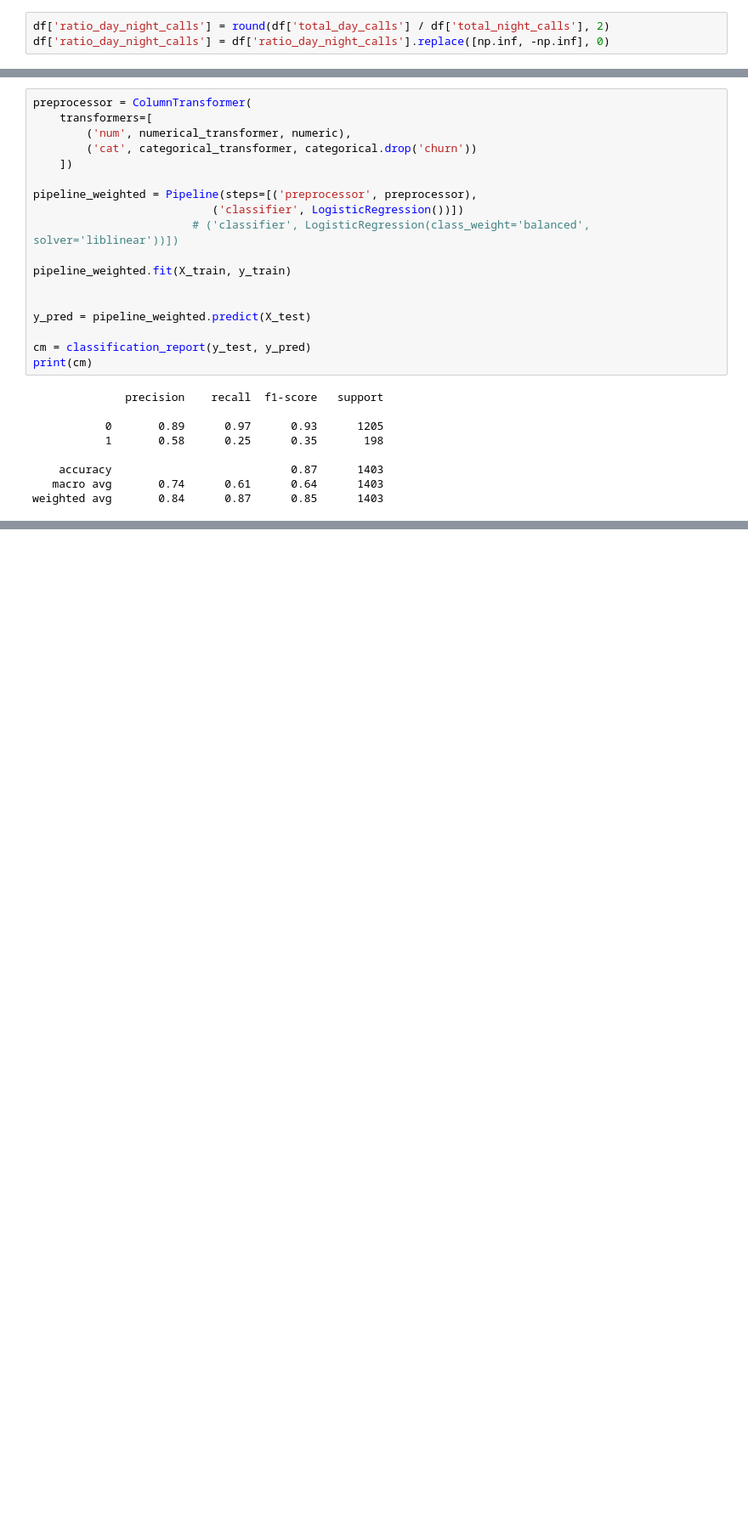
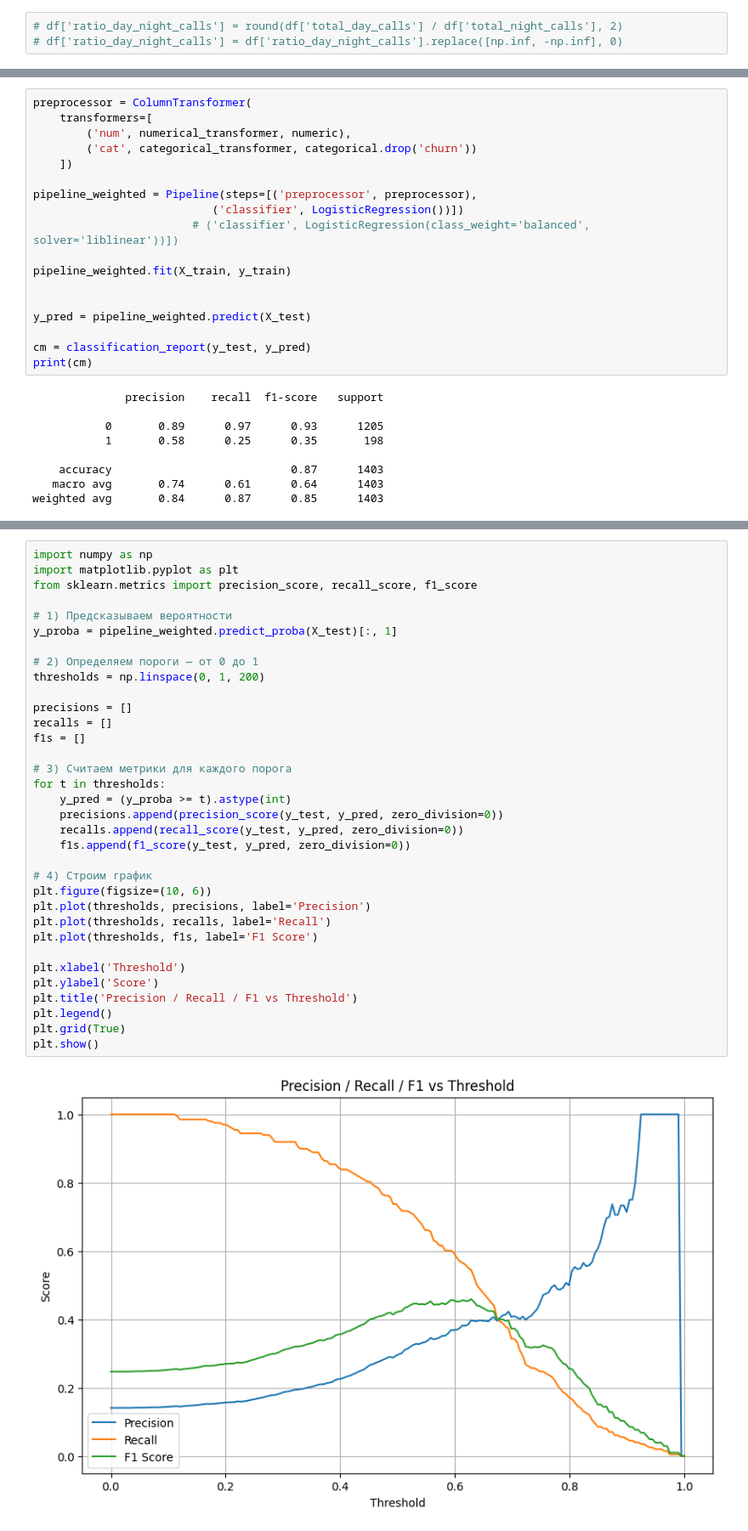
Before and after one commit to NikitaMLDL/telecom_MLOps-train-, a Jupyter notebook: notebooks/test.ipynb, the cells around one changed output, grey strips where cells are left out. Shown at 85% size. Saved outputs shown, nothing was run; the diff lists cells and outputs as text; blank space fills up the shorter version.

```diff
--- a/notebooks/test.ipynb
+++ b/notebooks/test.ipynb
@@ -20,6 +20,6 @@ init_mlflow()
 # %%
 df = pd.read_csv('../data/raw/telecom.csv')
 # %%
-df['ratio_day_night_calls'] = round(df['total_day_calls'] / df['total_night_calls'], 2)
-df['ratio_day_night_calls'] = df['ratio_day_night_calls'].replace([np.inf, -np.inf], 0)
+# df['ratio_day_night_calls'] = round(df['total_day_calls'] / df['total_night_calls'], 2)
+# df['ratio_day_night_calls'] = df['ratio_day_night_calls'].replace([np.inf, -np.inf], 0)
 # %%
@@ -137,0 +177,36 @@ Model logged to MLflow!
+# %%
+import numpy as np
+import matplotlib.pyplot as plt
+from sklearn.metrics import precision_score, recall_score, f1_score
+
+# 1) Предсказываем вероятности
+y_proba = pipeline_weighted.predict_proba(X_test)[:, 1]
+
+# 2) Определяем пороги — от 0 до 1
+thresholds = np.linspace(0, 1, 200)
+
+precisions = []
+recalls = []
+f1s = []
+
+# 3) Считаем метрики для каждого порога
+for t in thresholds:
+    y_pred = (y_proba >= t).astype(int)
+    precisions.append(precision_score(y_test, y_pred, zero_division=0))
+    recalls.append(recall_score(y_test, y_pred, zero_division=0))
+    f1s.append(f1_score(y_test, y_pred, zero_division=0))
+
+# 4) Строим график
+plt.figure(figsize=(10, 6))
+plt.plot(thresholds, precisions, label='Precision')
+plt.plot(thresholds, recalls, label='Recall')
+plt.plot(thresholds, f1s, label='F1 Score')
+
+plt.xlabel('Threshold')
+plt.ylabel('Score')
+plt.title('Precision / Recall / F1 vs Threshold')
+plt.legend()
+plt.grid(True)
+plt.show()
+# %% [output]
+[figure, added]
```
Also changed, not shown: parts of 7 cells of this notebook, 4 other files.
